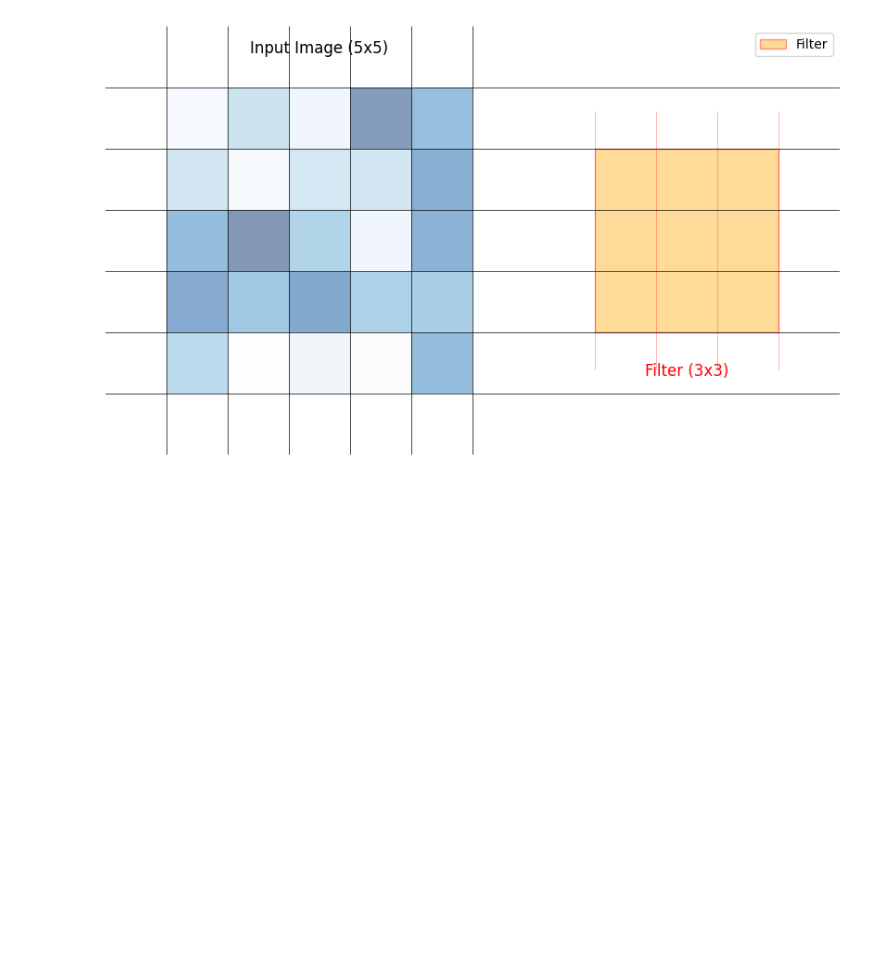
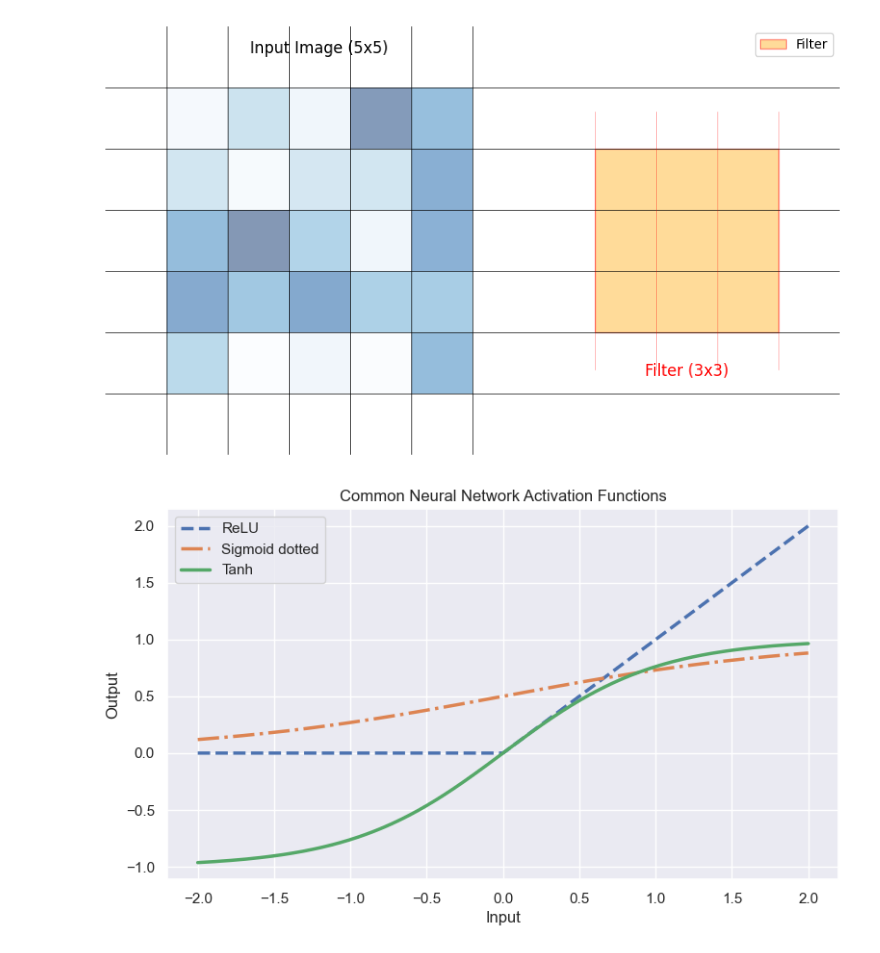
Before and after one commit to benhunt19/deep-lob-project, a Jupyter notebook: src/notebooks/genericNotebook.ipynb, the cells around one changed output. Cells and saved outputs as stored; diff of their text form; code cells hidden in the pictures; blank space fills up the shorter version.

```diff
--- a/src/notebooks/genericNotebook.ipynb
+++ b/src/notebooks/genericNotebook.ipynb
@@ -308,3 +308,32 @@ ax.legend(loc='upper right')
 plt.show()
 # %% [output]
 [figure]
+# %%
+import numpy as np
+import matplotlib.pyplot as plt
+import seaborn as sns
+sns.set()
+x = np.linspace(-2, 2, 500)
+relu = np.maximum(0, x)
+sigmoid = 1 / (1 + np.exp(-x))
+tanh = np.tanh(x)
+
+plt.figure(figsize=(9, 5))
+plt.plot(x, relu, label='ReLU', linewidth=2.5, linestyle='--')
+# Common matplotlib line styles:
+# '-'   : solid line
+# '--'  : dashed line
+# '-.'  : dash-dot line
+# ':'   : dotted line
+# '' or ' ' : no line (just markers)
+
+plt.plot(x, sigmoid, label='Sigmoid dotted', linewidth=2.5, linestyle='-.')    # dotted
+plt.plot(x, tanh, label='Tanh', linewidth=2.5)
+plt.title('Common Neural Network Activation Functions')
+plt.xlabel('Input')
+plt.ylabel('Output')
+plt.legend()
+plt.grid(True)
+plt.show()
+# %% [output]
+[figure, added]
```
Also changed, not shown: parts of 2 cells of this notebook, 17 other files.
